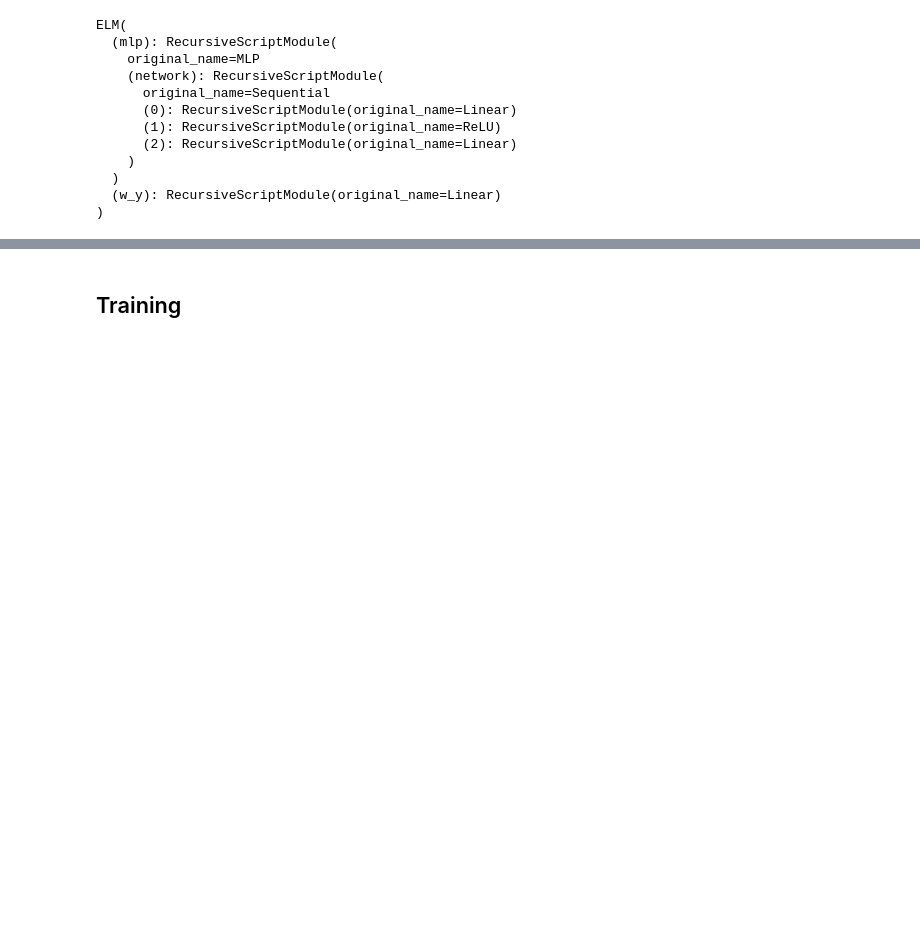
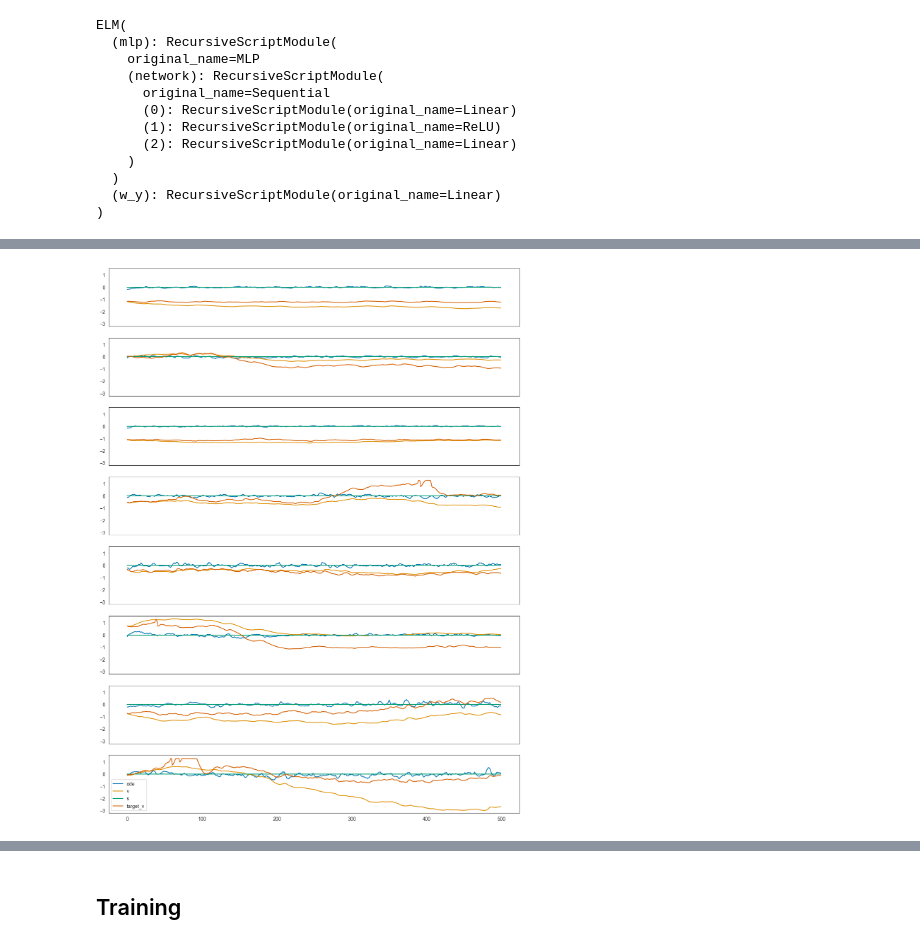
Before and after one commit to Baskin-LIU/elmneuron, a Jupyter notebook: notebooks/train_elm_lif_on_neuronio.ipynb, the cells around one changed output, grey strips where cells are left out. Cells and saved outputs as stored; diff of their text form; code cells hidden in the pictures; blank space fills up the shorter version.

```diff
--- a/notebooks/train_elm_lif_on_neuronio.ipynb
+++ b/notebooks/train_elm_lif_on_neuronio.ipynb
@@ -207,3 +216,14 @@ ERROR! Session/line number was not unique in database. History logging moved to
+# %%
+fig, axis = plt.subplots(train_config["batch_size"], 1, figsize=(15, 20), sharex=True, sharey=True)
+for index in range(train_config["batch_size"]):
+    axis[index].plot(out[index].detach().cpu().numpy(), label = "ode")
+    axis[index].plot(v[index].detach().cpu().numpy(), label = 'v')
+    axis[index].plot(s[index].detach().cpu().numpy(), label = 's')
+    axis[index].plot(y_soma_viz[index].detach().cpu().numpy(), label = 'target_v')
+plt.legend()
+plt.show()
+# %% [output]
+[figure, added]
 # %%
 fig = plt.figure(figsize=(12,4))
 index = 1
```
Also changed, not shown: parts of 7 cells of this notebook, 3 other files.
